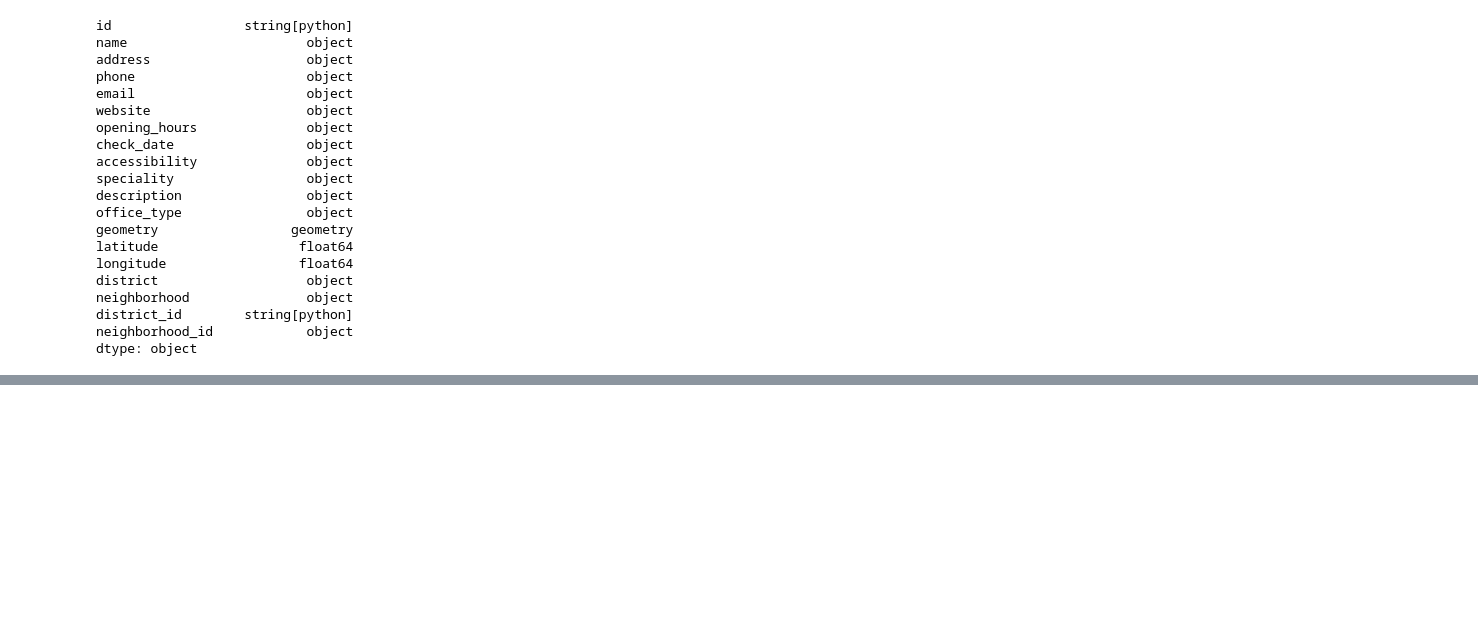
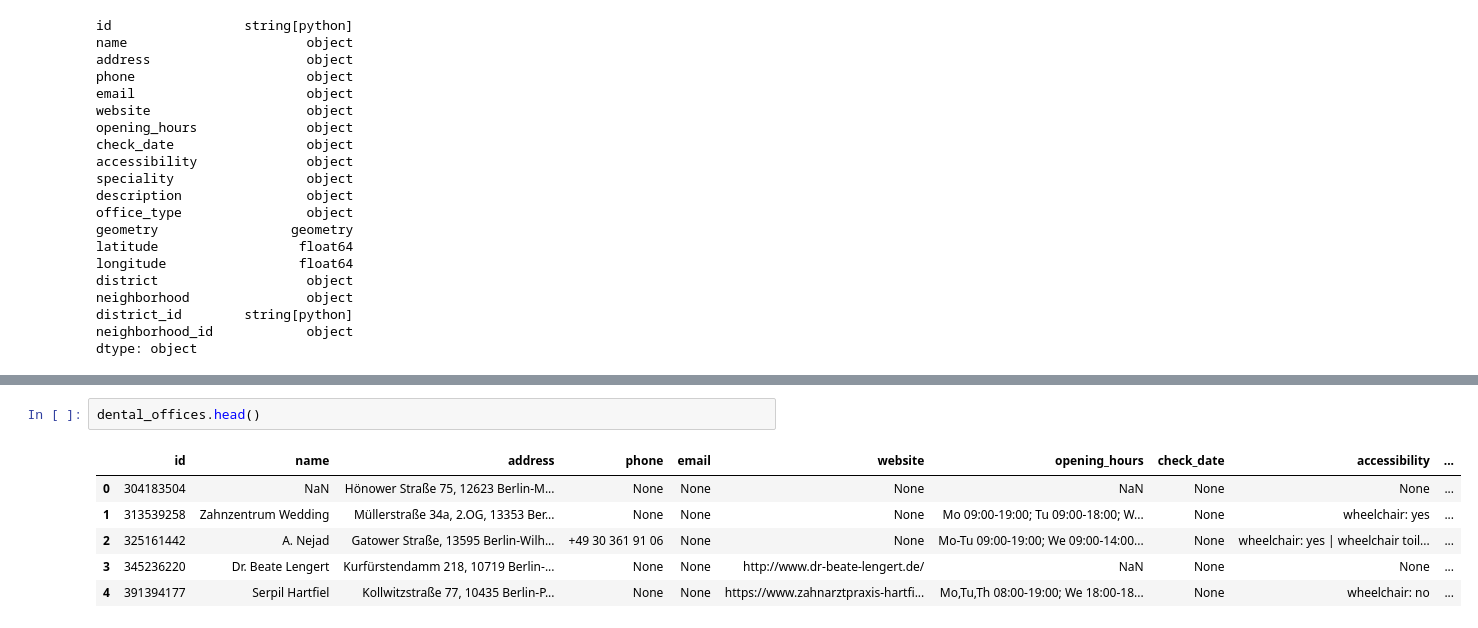
Before and after one commit to Nigar1209/berlin-poi-osm-pipeline, a Jupyter notebook: dental_offices/scripts/dental_offices_data_prepocessing.ipynb, the cells around one changed output, grey strips where cells are left out. Saved outputs shown, nothing was run; the diff lists cells and outputs as text; blank space fills up the shorter version.

Commit message:
Step 2: Final quality check for GeoDataFrame

```diff
--- a/dental_offices/scripts/dental_offices_data_prepocessing.ipynb
+++ b/dental_offices/scripts/dental_offices_data_prepocessing.ipynb
@@ -1479,0 +1512,9 @@ dtype: object
+# %%
+dental_offices.head()
+# %% [output]
+|  | id | name | address | phone | email | website | opening_hours | check_date | accessibility | ... |
+| 0 | 304183504 | NaN | Hönower Straße 75, 12623 Berlin-M... | None | None | None | NaN | None | None | ... |
+| 1 | 313539258 | Zahnzentrum Wedding | Müllerstraße 34a, 2.OG, 13353 Ber... | None | None | None | Mo 09:00-19:00; Tu 09:00-18:00; W... | None | wheelchair: yes | ... |
+| 2 | 325161442 | A. Nejad | Gatower Straße, 13595 Berlin-Wilh... | +49 30 361 91 06 | None | None | Mo-Tu 09:00-19:00; We 09:00-14:00... | None | wheelchair: yes | wheelchair toil... | ... |
+| 3 | 345236220 | Dr. Beate Lengert | Kurfürstendamm 218, 10719 Berlin-... | None | None | http://www.dr-beate-lengert.de/ | NaN | None | None | ... |
+| 4 | 391394177 | Serpil Hartfiel | Kollwitzstraße 77, 10435 Berlin-P... | None | None | https://www.zahnarztpraxis-hartfi... | Mo,Tu,Th 08:00-19:00; We 18:00-18... | None | wheelchair: no | ... |
```
Also changed, not shown: parts of 2 cells of this notebook.
